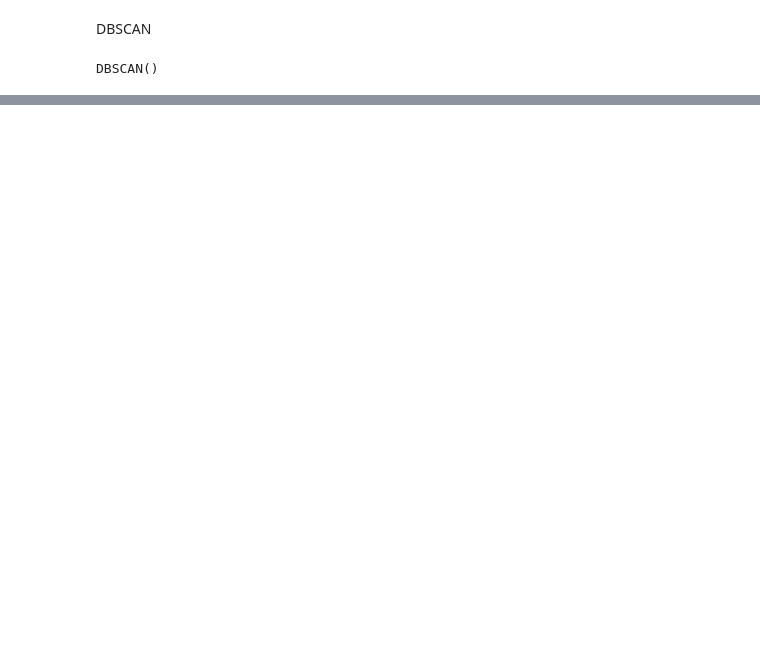
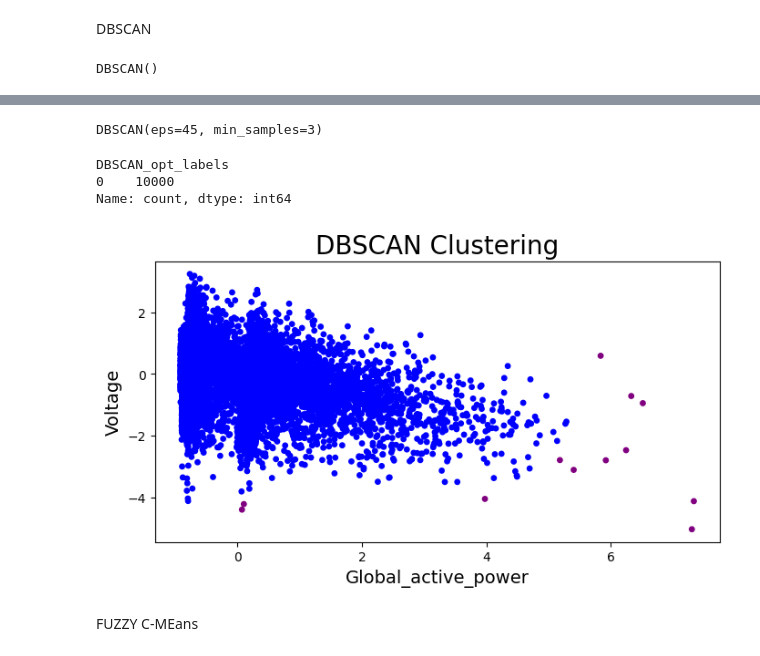
Before and after one commit to Enkhbayasgalan97/CA1-2026163, a Jupyter notebook: CA1.ipynb, the cells around one changed output, grey strips where cells are left out. Drawn from its saved outputs; the diff is of its cells as text; code cells hidden in the pictures; blank space fills up the shorter version.

```diff
--- a/CA1.ipynb
+++ b/CA1.ipynb
@@ -489,0 +492,24 @@ plt.show()
+# %%
+from sklearn.cluster import DBSCAN
+dbscan_opt = DBSCAN(eps = 45, min_samples = 3)
+dbscan_opt.fit(df_sampled[["Global_active_power", "Voltage"]])
+# %% [output]
+DBSCAN(eps=45, min_samples=3)
+# %%
+df_sampled['DBSCAN_opt_labels'] = dbscan_opt.labels_
+df_sampled['DBSCAN_opt_labels'].value_counts()
+# %% [output]
+DBSCAN_opt_labels
+0    10000
+Name: count, dtype: int64
+# %%
+plt.figure(figsize = (8, 4))
+plt.scatter(df_sampled["Global_active_power"], df_sampled["Voltage"], c = df_sampled['DBSCAN_labels'], cmap = matplotlib.colors.ListedColormap(colors), s = 15)
+plt.title('DBSCAN Clustering', fontsize = 20)
+plt.xlabel('Global_active_power', fontsize = 14)
+plt.ylabel('Voltage', fontsize = 14)
+plt.show()
+# %% [output]
+[figure, added]
+# %% [markdown]
+FUZZY C-MEans
```
Also changed, not shown: parts of 14 cells of this notebook.
